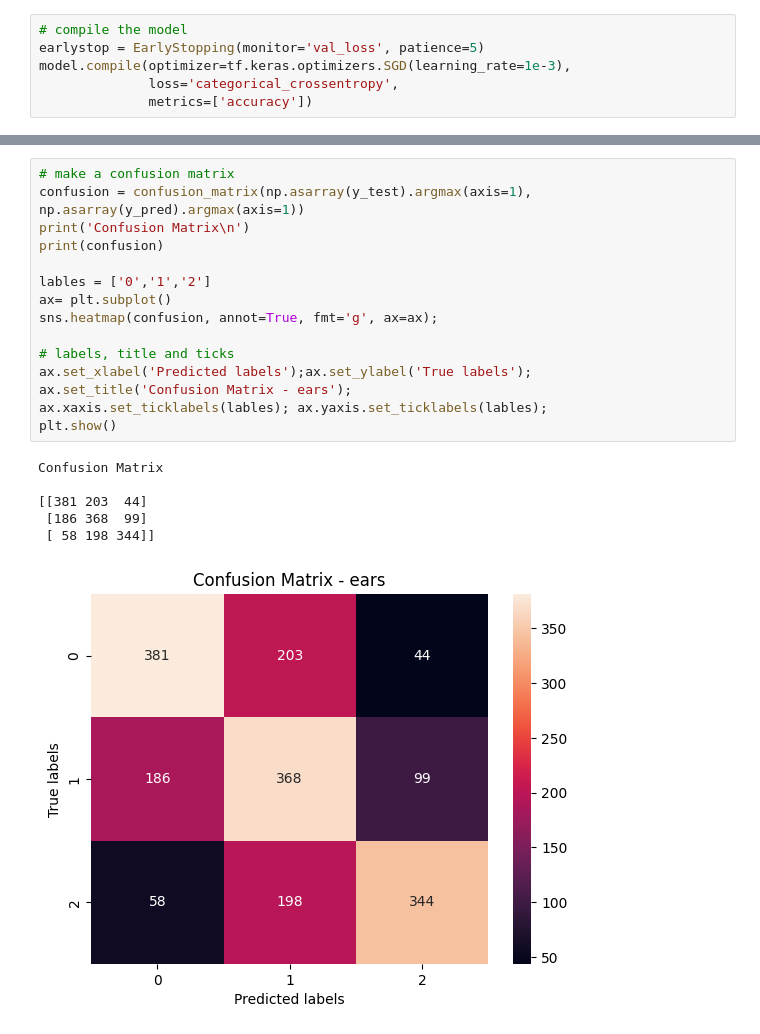
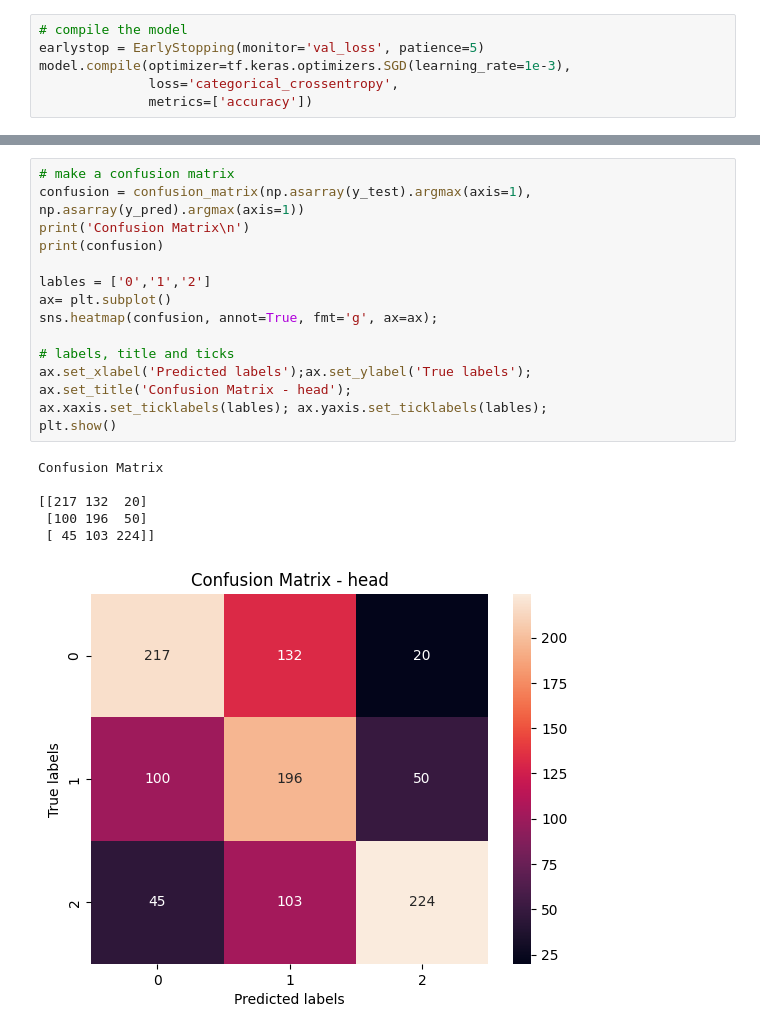
Before and after one commit to dominika01/pain-detection-cats, a Jupyter notebook: head.ipynb, the cells around one changed output, grey strips where cells are left out. Drawn from its saved outputs; the diff is of its cells as text.

Commit message:
saved final model for head classification

```diff
--- a/head.ipynb
+++ b/head.ipynb
@@ -246,22 +261,22 @@ weighted avg       0.59      0.58      0.58      1881
 # %%
 # make a confusion matrix
 confusion = confusion_matrix(np.asarray(y_test).argmax(axis=1), np.asarray(y_pred).argmax(axis=1))
 print('Confusion Matrix\n')
 print(confusion)
 
 lables = ['0','1','2']
 ax= plt.subplot()
 sns.heatmap(confusion, annot=True, fmt='g', ax=ax);
 
 # labels, title and ticks
 ax.set_xlabel('Predicted labels');ax.set_ylabel('True labels');
-ax.set_title('Confusion Matrix - ears');
+ax.set_title('Confusion Matrix - head');
 ax.xaxis.set_ticklabels(lables); ax.yaxis.set_ticklabels(lables);
 plt.show()
 # %% [output]
 Confusion Matrix
 
-[[381 203  44]
- [186 368  99]
- [ 58 198 344]]
+[[217 132  20]
+ [100 196  50]
+ [ 45 103 224]]
-[figure, old version]
+[figure, new version]
```
Also changed, not shown: parts of 9 cells of this notebook, 7 other files.
